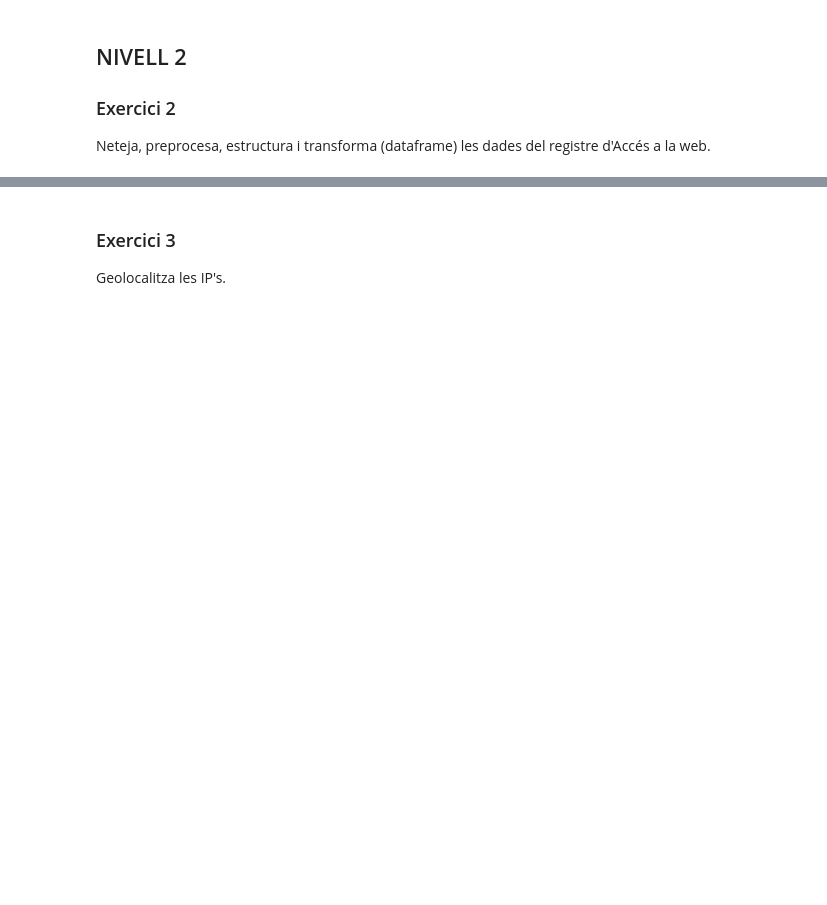
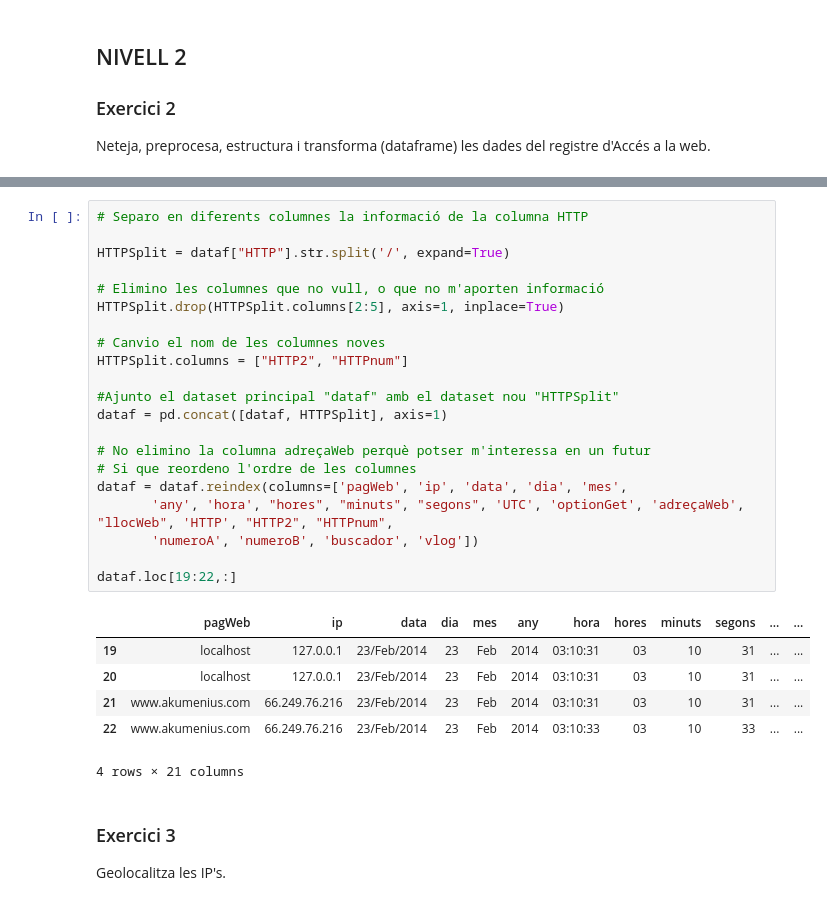
Before and after one commit to anmaba/Registre-de-logs, a Jupyter notebook: Sprint 4 T01-.ipynb, the cells around one changed output, grey strips where cells are left out. Drawn from its saved outputs; the diff is of its cells as text; blank space fills up the shorter version.

```diff
--- a/Sprint 4 T01-.ipynb
+++ b/Sprint 4 T01-.ipynb
@@ -376,3 +462,31 @@ Neteja, preprocesa, estructura i transforma (dataframe) les dades del registre d
+# %%
+# Separo en diferents columnes la informació de la columna HTTP
+
+HTTPSplit = dataf["HTTP"].str.split('/', expand=True)
+
+# Elimino les columnes que no vull, o que no m'aporten informació
+HTTPSplit.drop(HTTPSplit.columns[2:5], axis=1, inplace=True)
+
+# Canvio el nom de les columnes noves
+HTTPSplit.columns = ["HTTP2", "HTTPnum"]
+
+#Ajunto el dataset principal "dataf" amb el dataset nou "HTTPSplit"
+dataf = pd.concat([dataf, HTTPSplit], axis=1)
+
+# No elimino la columna adreçaWeb perquè potser m'interessa en un futur
+# Si que reordeno l'ordre de les columnes
+dataf = dataf.reindex(columns=['pagWeb', 'ip', 'data', 'dia', 'mes',
+       'any', 'hora', "hores", "minuts", "segons", 'UTC', 'optionGet', 'adreçaWeb', "llocWeb", 'HTTP', "HTTP2", "HTTPnum",
+       'numeroA', 'numeroB', 'buscador', 'vlog'])
+
+dataf.loc[19:22,:]
+# %% [output]
+|  | pagWeb | ip | data | dia | mes | any | hora | hores | minuts | segons | ... | ... |
+| 19 | localhost | 127.0.0.1 | 23/Feb/2014 | 23 | Feb | 2014 | 03:10:31 | 03 | 10 | 31 | ... | ... |
+| 20 | localhost | 127.0.0.1 | 23/Feb/2014 | 23 | Feb | 2014 | 03:10:31 | 03 | 10 | 31 | ... | ... |
+| 21 | www.akumenius.com | 66.249.76.216 | 23/Feb/2014 | 23 | Feb | 2014 | 03:10:31 | 03 | 10 | 31 | ... | ... |
+| 22 | www.akumenius.com | 66.249.76.216 | 23/Feb/2014 | 23 | Feb | 2014 | 03:10:33 | 03 | 10 | 33 | ... | ... |
+4 rows × 21 columns
 # %% [markdown]
 
 ### Exercici 3
```
Also changed, not shown: parts of 16 cells of this notebook, 1 other file.
